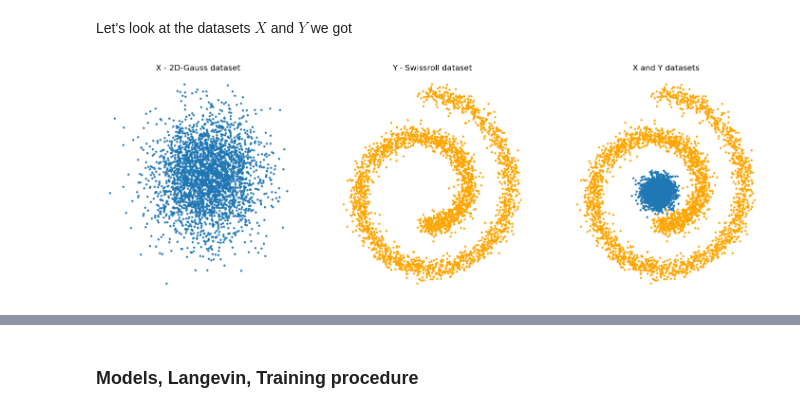
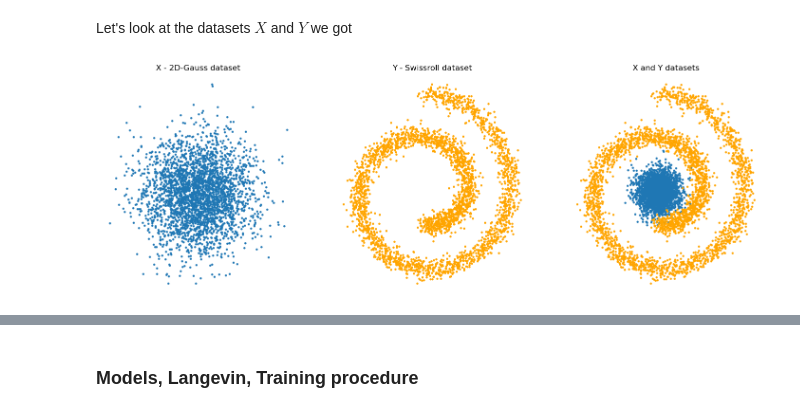
Before and after one commit to shredder67/energy-guided-ot, a Jupyter notebook: Energy_guided_EOT.ipynb, the cells around one changed output, grey strips where cells are left out. Cells and saved outputs as stored; diff of their text form; code cells hidden in the pictures.

```diff
--- a/Energy_guided_EOT.ipynb
+++ b/Energy_guided_EOT.ipynb
@@ -214,26 +216,26 @@ class SwissrollDataset(Dataset):
 # %% [markdown]
 Let's look at the datasets $X$ and $Y$ we got
 # %%
-dataset_x = GaussDataset(n_samples=3000)
+dataset_x = GaussDataset(n_samples=3000, sigma=1.5)
 dataset_y = SwissrollDataset(n_samples=3000)
 
 _, axs = plt.subplots(1, 3, figsize=(18, 6))
 
 axs[0].scatter(dataset_x.data[:, 0].cpu(), dataset_x.data[:, 1].cpu(), s=5, marker='o')
 axs[0].set_title("X - 2D-Gauss dataset")
 axs[0].axis('off')
 
 axs[1].scatter(dataset_y.data[:, 0].cpu(), dataset_y.data[:, 1].cpu(), c='orange', s=5, marker='o')
 axs[1].set_title("Y - Swissroll dataset")
 axs[1].axis('off')
 
 axs[2].scatter(dataset_x.data[:, 0].cpu(), dataset_x.data[:, 1].cpu(), s=5, marker='o')
 axs[2].scatter(dataset_y.data[:, 0].cpu(), dataset_y.data[:, 1].cpu(), c='orange', s=5, marker='o')
 axs[2].set_title("X and Y datasets")
 axs[2].axis('off')
 
 plt.show()
 # %% [output]
-[figure, old version]
+[figure, new version]
 # %%
 # scaled version overview (maybe will work better?)
```
Also changed, not shown: parts of 14 cells of this notebook, 4 other files.
